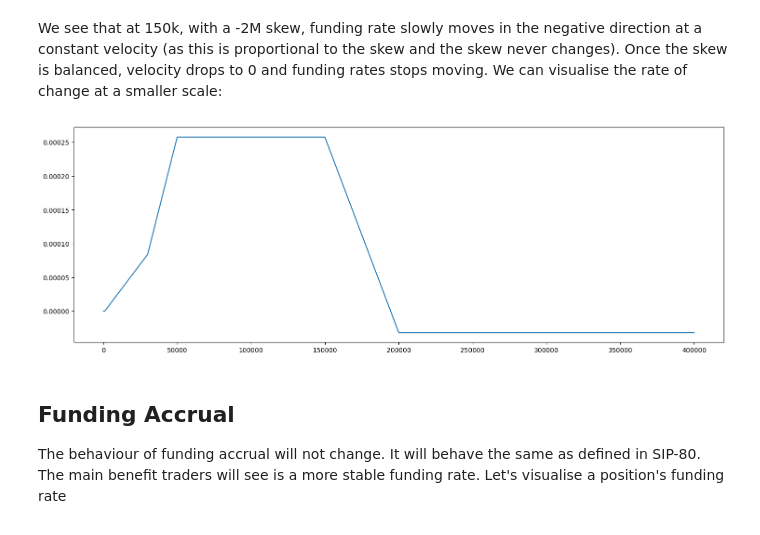
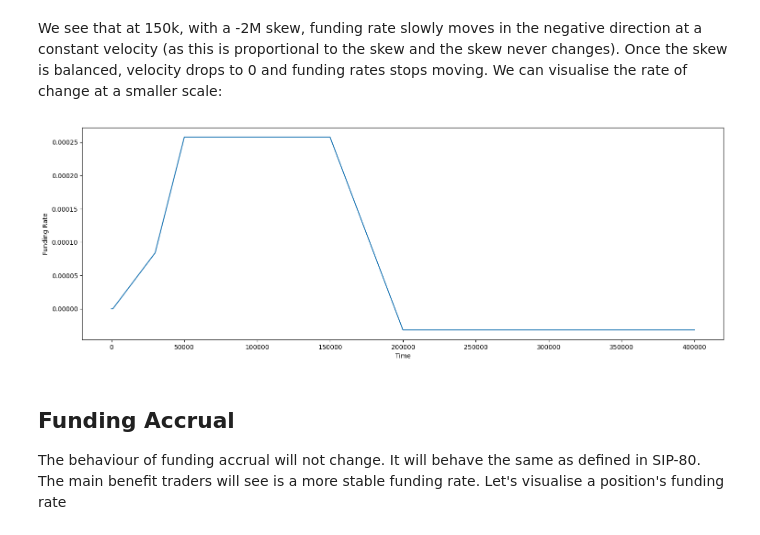
Before and after one commit to davidvuong/perpsv2-funding, a Jupyter notebook: main.ipynb, the cells around one changed output. Cells and saved outputs as stored; diff of their text form; code cells hidden in the pictures.

```diff
--- a/main.ipynb
+++ b/main.ipynb
@@ -301,16 +301,18 @@ We see that at 150k, with a -2M skew, funding rate slowly moves in the negative
 # %%
 import matplotlib.pyplot as plt
 
 sim_01a_res = simulation_01a(step=1000)
 
 plt.subplots(figsize=(18, 6))
 plt.plot(
     [x['t'] for x in sim_01a_res],
     [y['funding_rate'] for y in sim_01a_res],
 )
+plt.xlabel("Time")
+plt.ylabel("Funding Rate")
 plt.show()
 # %% [output]
-[figure, old version]
+[figure, new version]
 # %% [markdown]
 ## Funding Accrual
 
```
Also changed, not shown: parts of 2 cells of this notebook.
